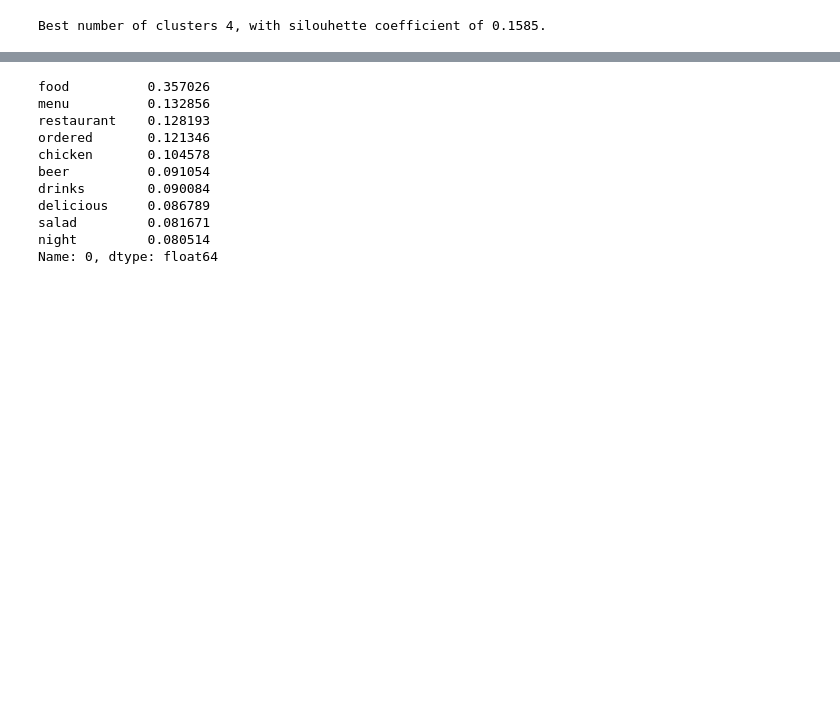
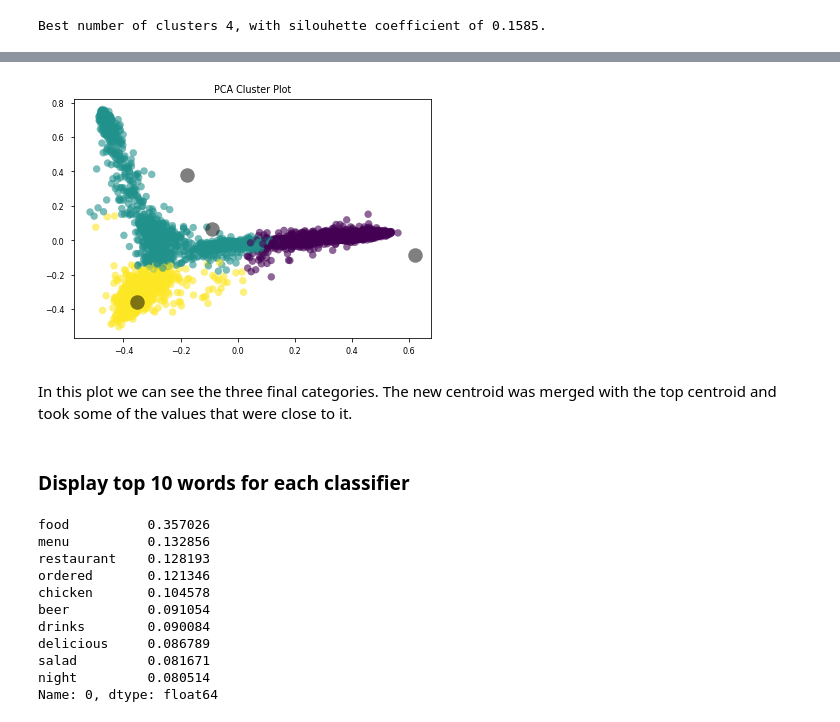
Before and after one commit to lkostakis/data-mining-NLP, a Jupyter notebook: ask3.ipynb, the cells around one changed output, grey strips where cells are left out. Drawn from its saved outputs; the diff is of its cells as text; code cells hidden in the pictures; blank space fills up the shorter version.

```diff
--- a/ask3.ipynb
+++ b/ask3.ipynb
@@ -337,3 +472,19 @@ Score : 0.140
+# %%
+reduced_data = PCA(n_components=2).fit_transform(document_term_matrix.todense())
+
+plt.title('PCA Cluster Plot')
+plt.scatter(reduced_data[:,0], reduced_data[:,1], c=labels_c4 ,s=50, cmap='viridis', alpha= 0.6)
+plt.scatter(centers_2d_c4[:,0], centers_2d_c4[:,1],
+            marker='o', s=200, c='black', alpha=0.5)
+plt.show()
+# %% [output]
+[figure, added]
+# %% [markdown]
+In this plot we can see the three final categories. The new centroid
+was merged with the top centroid and took some of the values that were
+close to it.
+# %% [markdown]
+### Display top 10 words for each classifier
 # %%
 disp_cluster_values(document_term_matrix, labels_c4)
 # %% [output]
```
Also changed, not shown: parts of 36 cells of this notebook.
